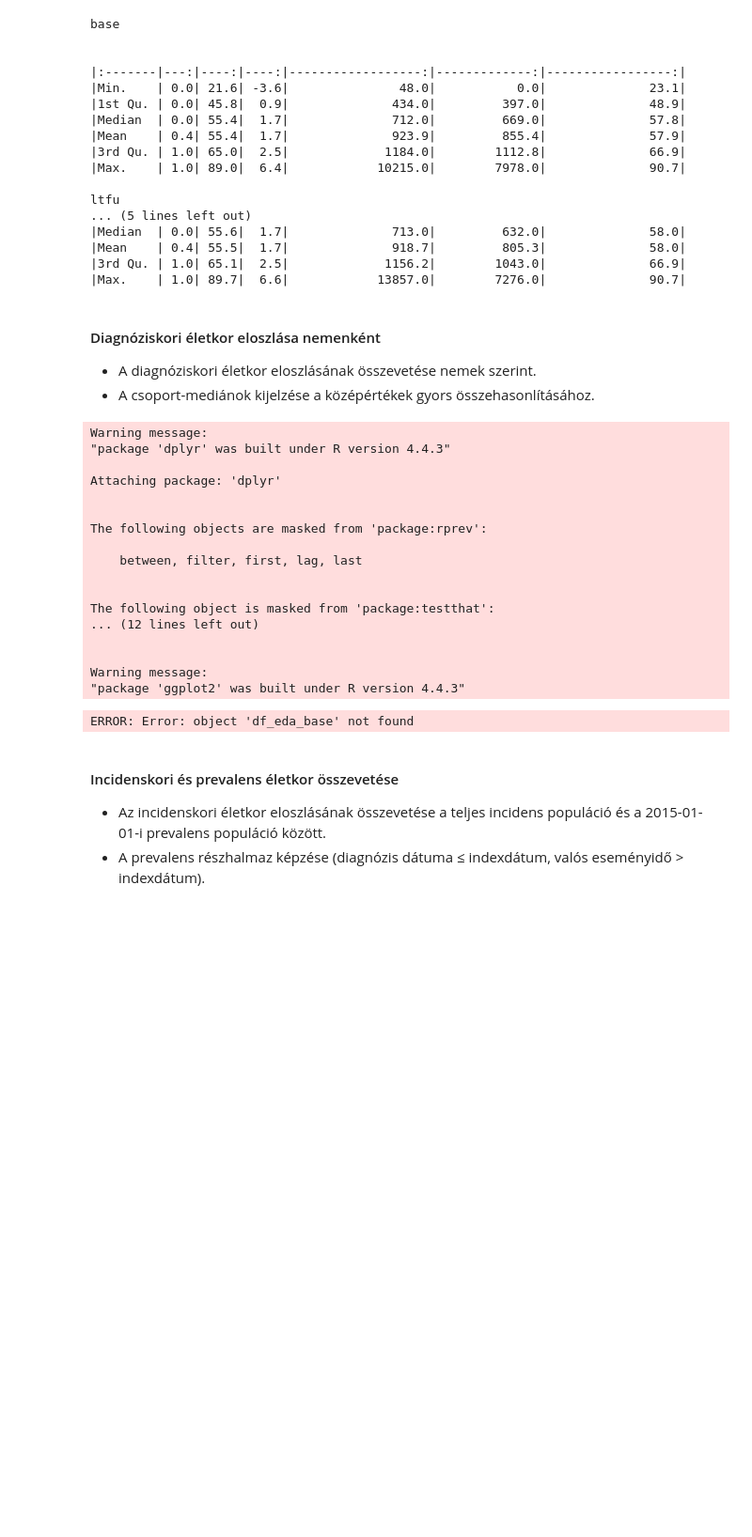
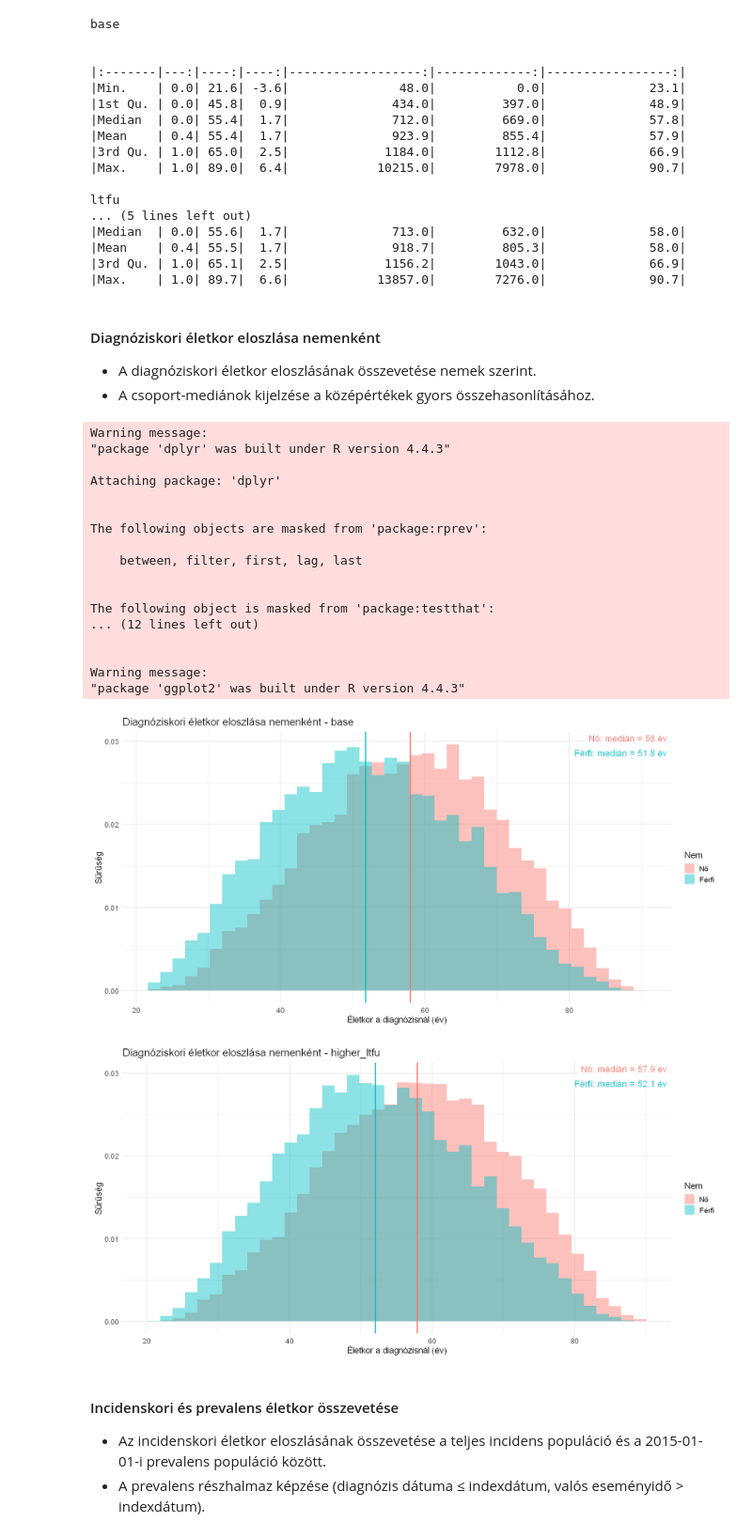
Before and after one commit to lrado1/rprev-ext, a Jupyter notebook: notebooks/synthetic_registry_yearly.ipynb, the cells around one changed output. Shown at 94% size. Saved outputs shown, nothing was run; the diff lists cells and outputs as text; code cells hidden in the pictures; blank space fills up the shorter version.

```diff
--- a/notebooks/synthetic_registry_yearly.ipynb
+++ b/notebooks/synthetic_registry_yearly.ipynb
@@ -220,6 +220,7 @@ df_eda_all$true_survival_days <- as.numeric(df_eda_all$true_event_date_F_true -
 # Scenáriók beállítása az EDA-hoz
 df_eda_base <- df_eda_all[df_eda_all$scenario_id == "base", ]
 df_eda_ltfu <- df_eda_all[df_eda_all$scenario_id == "higher_ltfu", ]
+df_eda_high_ltfu <- df_eda_ltfu
 df_eda <- df_eda_base
 # %% [markdown]
 #### Leíró statisztikák
@@ -272,13 +271,16 @@ ltfu
 - A diagnóziskori életkor eloszlásának összevetése nemek szerint.
 - A csoport-mediánok kijelzése a középértékek gyors összehasonlításához.
 # %%
+# Diagnóziskori életkor hisztogramja nemenként (több adathalmazra)
 library(dplyr)
 library(ggplot2)
 
 plot_age_dx_hist_by_sex <- function(data_list, bins = 40) {
-  options(repr.plot.width = 14, repr.plot.height = 7)
 
+  # Ábrák előállítása scenáriónként, név szerinti listában
   out <- lapply(names(data_list), function(nm) {
+
+    # Ábrához szükséges változók előállítása és tisztítása (életkor, nem)
     df_plot <- data_list[[nm]] %>%
       dplyr::transmute(
         age_at_dx = x2,
@@ -286,6 +288,7 @@ plot_age_dx_hist_by_sex <- function(data_list, bins = 40) {
       ) %>%
       dplyr::filter(is.finite(age_at_dx), !is.na(sex))
 
+    # Medián életkor számítása nemenként, feliratok előkészítésével
     med <- df_plot %>%
       dplyr::group_by(sex) %>%
       dplyr::summarise(med = median(age_at_dx, na.rm = TRUE), .groups = "drop") %>%
@@ -295,29 +298,22 @@ plot_age_dx_hist_by_sex <- function(data_list, bins = 40) {
         vj = 1 + 1.2 * (dplyr::row_number() - 1)
       )
 
+    # Ábra: hisztogram nemenként, medián vonalakkal és feliratokkal
     ggplot(df_plot, aes(x = age_at_dx, fill = sex)) +
       geom_histogram(
         aes(y = after_stat(density)),
-        bins = bins,
-        position = "identity",
-        alpha = 0.45
+        bins = bins, position = "identity", alpha = 0.45
       ) +
       geom_vline(
-        data = med,
-        aes(xintercept = med, color = sex),
-        linewidth = 1.1,
-        show.legend = FALSE
+        data = med, aes(xintercept = med, color = sex),
+        linewidth = 1.1, show.legend = FALSE
       ) +
       geom_label(
         data = med,
         aes(x = Inf, y = Inf, label = label, color = sex, vjust = vj),
         inherit.aes = FALSE,
-        hjust = 1.02,
-        label.size = 0,
-        fill = "white",
-        alpha = 0.85,
-        size = 5,
-        show.legend = FALSE
+        hjust = 1.02, label.size = 0, fill = "white",
+        alpha = 0.85, size = 5, show.legend = FALSE
       ) +
       coord_cartesian(clip = "off") +
       theme_minimal(base_size = 14) +
@@ -327,41 +323,45 @@ plot_age_dx_hist_by_sex <- function(data_list, bins = 40) {
         y = "Sűrűség",
         fill = "Nem"
       )
   })
 
+  # Kimenet: név szerinti ábralista
   names(out) <- names(data_list)
-
-  for (nm in names(out)) {
-    cat("\n", nm, "\n", sep = "")
-    print(out[[nm]])
-  }
-
   out
 }
 
+# Ábraméret beállítása
+options(repr.plot.width = 14, repr.plot.height = 7)
+
+# Ábrák előállítása két scenárióra
 age_dx_hist_plots <- plot_age_dx_hist_by_sex(
-  list(base = df_eda),
+  list(base = df_eda_base, higher_ltfu = df_eda_high_ltfu),
   bins = 40
 )
+
+# Ábrák megjelenítése
+age_dx_hist_plots$base
+age_dx_hist_plots$higher_ltfu
 # %% [output]
 Warning message:
 "package 'dplyr' was built under R version 4.4.3"
 
 Attaching package: 'dplyr'
 
 
 The following objects are masked from 'package:rprev':
 
     between, filter, first, lag, last
 
 
 The following object is masked from 'package:testthat':
 ... (12 lines left out)
 
 
 Warning message:
 "package 'ggplot2' was built under R version 4.4.3"
-ERROR: Error: object 'df_eda_base' not found
+[figure, added]
+[figure, added]
 # %% [markdown]
 #### Incidenskori és prevalens életkor összevetése
 - Az incidenskori életkor eloszlásának összevetése a teljes incidens populáció és a 2015-01-01-i prevalens populáció között.
```
Also changed, not shown: parts of 11 cells of this notebook.
